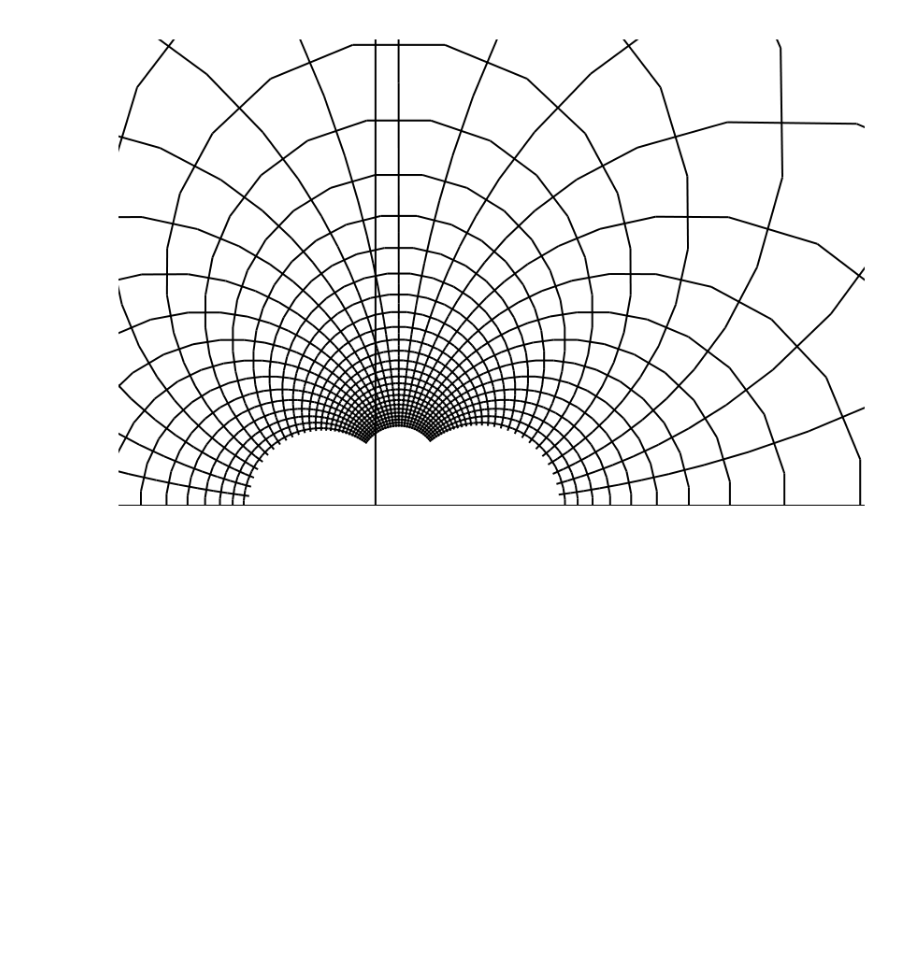
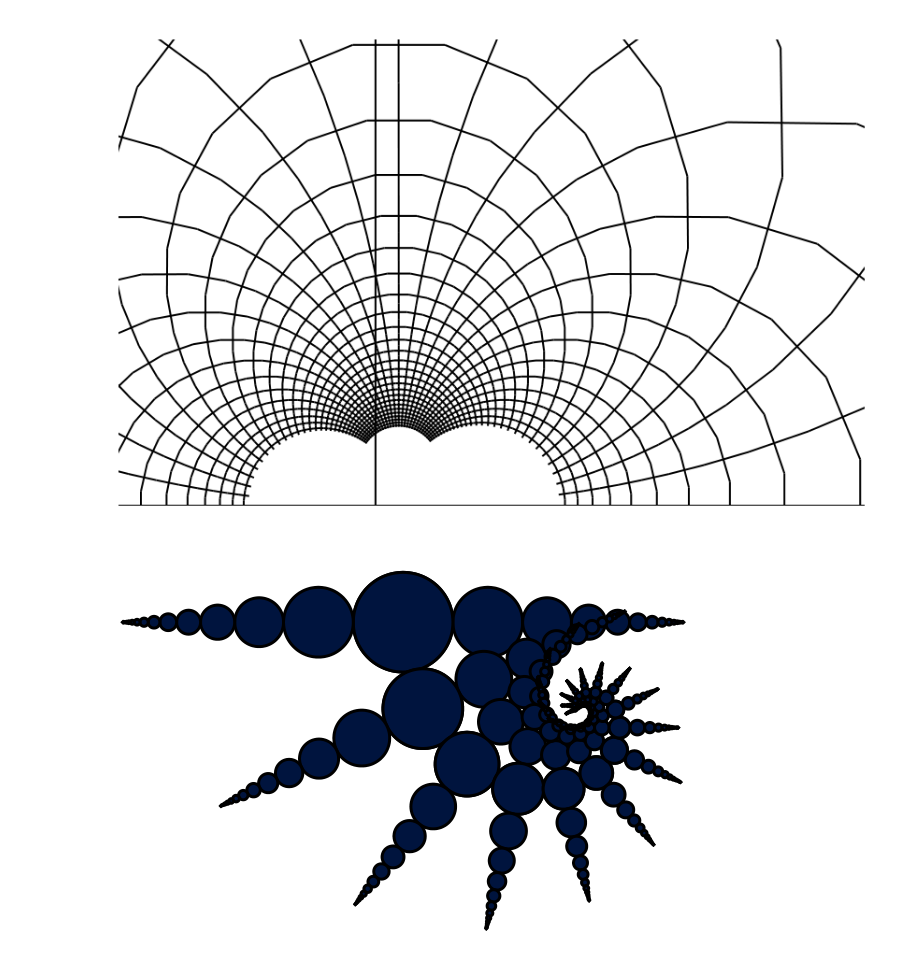
Before and after one commit to mekanimo/simetri, a Jupyter notebook: gallery.ipynb, the cells around one changed output. Drawn from its saved outputs; the diff is of its cells as text; code cells hidden in the pictures; blank space fills up the shorter version.

```diff
--- a/gallery.ipynb
+++ b/gallery.ipynb
@@ -431,3 +431,19 @@ canvas.limits = (2200, 0, 3000, 500)
 canvas.display()
 # %% [output]
 [figure]
+# %%
+import simetri.graphics as sg
+
+canvas = sg.Canvas()
+
+c1 = sg.Circle((0, 0), 50)
+transform = sg.scale_matrix(.7) @ sg.translation_matrix(85, 0)
+circles = c1.transform(transform, reps=14)
+circles.mirror(sg.axis_y, reps=1)
+transform = sg.scale_matrix(.8) @ sg.rotation_matrix(sg.pi/7, (200, 0))
+circles.transform(transform, reps=15)
+canvas.draw(circles, fill=True, line_width=3, fill_color=sg.navy)
+
+canvas.display()
+# %% [output]
+[figure, added]
```
